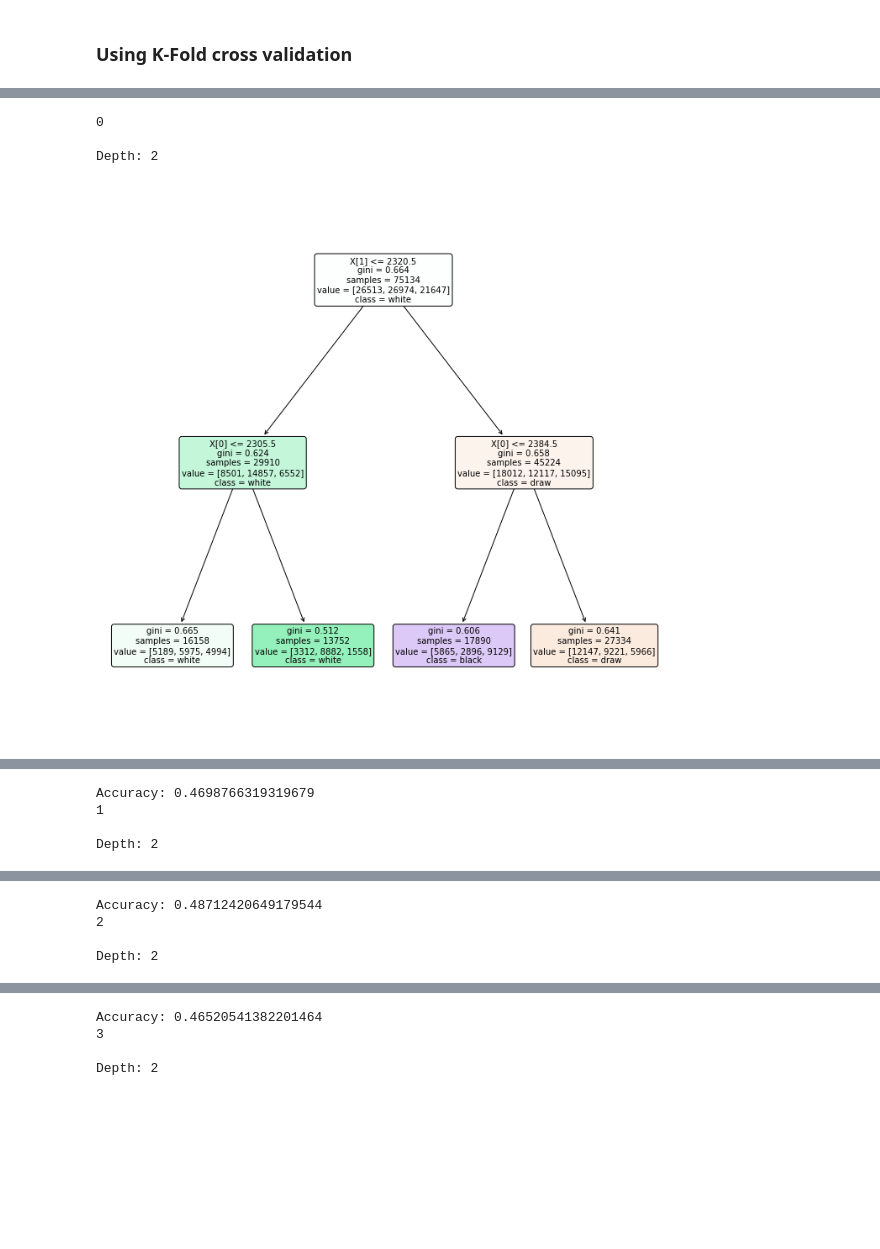
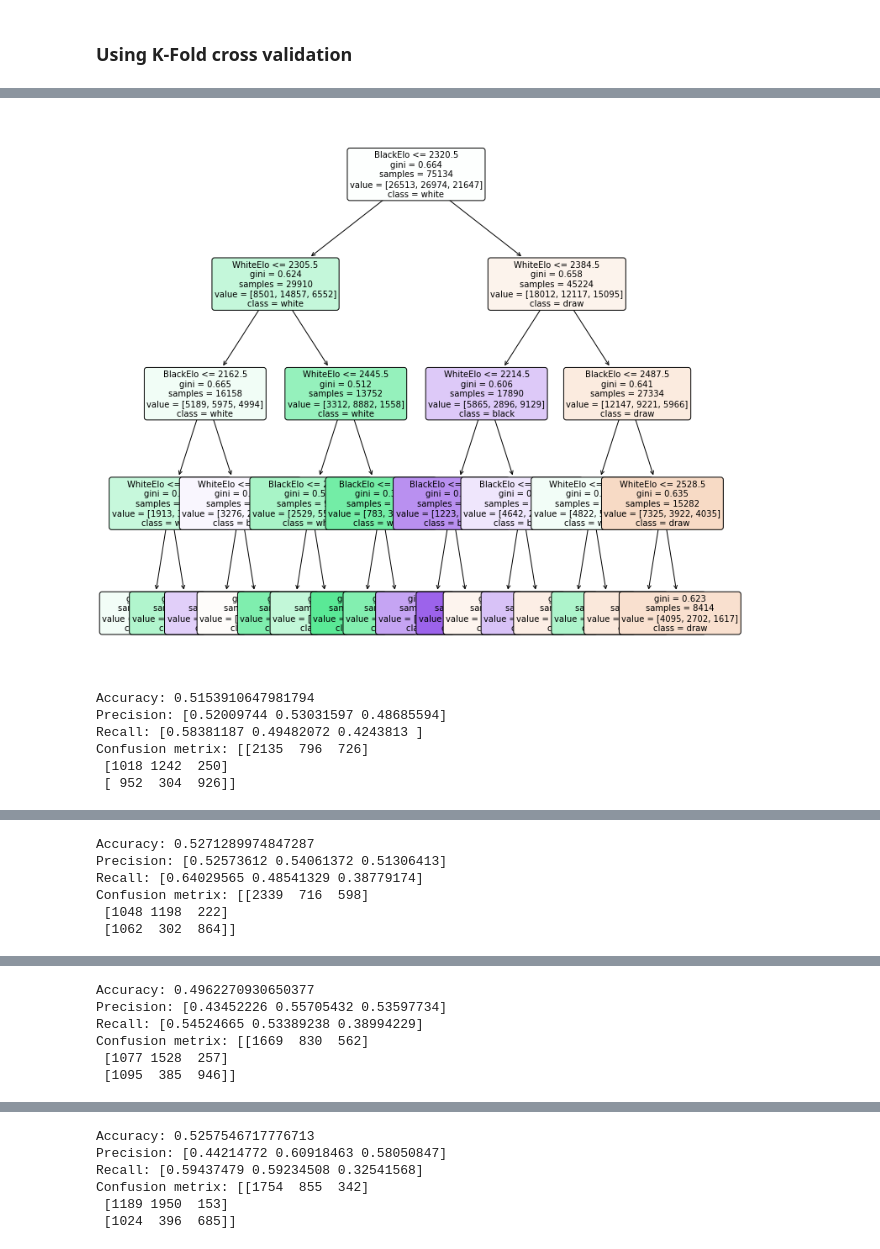
Before and after one commit to nidhi-tholar/255_Team_11, a Jupyter notebook: decision_tree.ipynb, the cells around one changed output, grey strips where cells are left out. Saved outputs shown, nothing was run; the diff lists cells and outputs as text; code cells hidden in the pictures; blank space fills up the shorter version.

```diff
--- a/decision_tree.ipynb
+++ b/decision_tree.ipynb
@@ -83,24 +83,42 @@ x_train, x_test, y_train, y_test = prep_training(df, 4)
 ### Building decision tree
 ##### Finding accuracy
 # %%
-def build_decision_tree(depth, x_train,y_train, x_test, y_test):
-    print("\nDepth: " +str(depth))
+def build_decision_tree(x_train,y_train, x_test, y_test):
 
-    #  1. create a model
-    clf = DecisionTreeClassifier(max_depth =depth) #max_depth = depth
+    params = {'max_depth': [2,4,6,8,10,12,14],
+         'min_samples_split': [2,3,4,5,6,8,10,15],
+         'min_samples_leaf': [1,2,3,4,5,7,10]}
 
-    #  2. feed training data into the model
-    clf = clf.fit(x_train,y_train)
+    clf = tree.DecisionTreeClassifier()
+    dClassifier = GridSearchCV(estimator=clf,param_grid=params)
+    dClassifier.fit(x_train,y_train)
+
+    model = dClassifier.best_estimator_
+    model.fit(x_train,y_train)
+
+#     #  1. create a model
+#     clf = DecisionTreeClassifier(max_depth =depth, min_samples_splitint=4, min_samples_leaf=2) #max_depth = depth
+
+#     #  2. feed training data into the model
+#     clf = clf.fit(x_train,y_train)
 
     #  3. predict values for your test data
-    y_pred = clf.predict(x_test)
+    y_pred = model.predict(x_test)
 
     #class_n = ['result']
     plt.figure(figsize=(12,12))  # set plot size
     class_n = ['draw', 'white', 'black']
-    tree.plot_tree(clf, filled = True, fontsize=10,rounded=True,class_names=class_n);
+    features = ['WhiteElo', 'BlackElo', 'Opening']
+    tree.plot_tree(model, filled = True, fontsize=10,rounded=True,class_names=class_n, feature_names=features);
     plt.show()
 
     #  5. find the training and testing accuracy
     print("Accuracy:", metrics.accuracy_score(y_test, y_pred))
+    print("Precision:", metrics.precision_score(y_test, y_pred,average=None))
+    print("Recall:", metrics.recall_score(y_test, y_pred, average=None))
+    cf = metrics.confusion_matrix(y_test, y_pred)
+    seaborn.heatmap(cf,annot=True,yticklabels=class_n
+               ,xticklabels=class_n,cmap='Blues', fmt='g')
+    plt.tight_layout()
+    plt.show()
 # %%
@@ -122,22 +143,22 @@ Time:
 # %%
 x = df[['WhiteElo', 'BlackElo', 'Opening']]
 y = df.iloc[:, 10]
 
 x = x.to_numpy()
 y =y.to_numpy()
 
 kf = KFold(n_splits=10, random_state=None)
 #kf.get_n_splits(x)
-i = 0
 
 for train_index, test_index in kf.split(x):
-    print(i)
-    i+=1
     x_train, x_test = x[train_index], x[test_index]
     y_train, y_test = y[train_index], y[test_index]
-    build_decision_tree(14, x_train,y_train, x_test, y_test)
+    build_decision_tree( x_train,y_train, x_test, y_test)
 # %% [output]
+[figure, new version]
-0
-
-Depth: 2
+Accuracy: 0.5153910647981794
+Precision: [0.52009744 0.53031597 0.48685594]
+Recall: [0.58381187 0.49482072 0.4243813 ]
+Confusion metrix: [[2135  796  726]
+ [1018 1242  250]
+ [ 952  304  926]]
-[figure, old version]
@@ -144,4 +166,6 @@ Depth: 2
-Accuracy: 0.4698766319319679
-1
-
-Depth: 2
+Accuracy: 0.5271289974847287
+Precision: [0.52573612 0.54061372 0.51306413]
+Recall: [0.64029565 0.48541329 0.38779174]
+Confusion metrix: [[2339  716  598]
+ [1048 1198  222]
+ [1062  302  864]]
@@ -149,4 +173,6 @@ Depth: 2
-Accuracy: 0.48712420649179544
-2
-
-Depth: 2
+Accuracy: 0.4962270930650377
+Precision: [0.43452226 0.55705432 0.53597734]
+Recall: [0.54524665 0.53389238 0.38994229]
+Confusion metrix: [[1669  830  562]
+ [1077 1528  257]
+ [1095  385  946]]
@@ -154,4 +180,6 @@ Depth: 2
-Accuracy: 0.46520541382201464
-3
-
-Depth: 2
+Accuracy: 0.5257546717776713
+Precision: [0.44214772 0.60918463 0.58050847]
+Recall: [0.59437479 0.59234508 0.32541568]
+Confusion metrix: [[1754  855  342]
+ [1189 1950  153]
+ [1024  396  685]]
```
Also changed, not shown: parts of 12 cells of this notebook, 4 other files.
